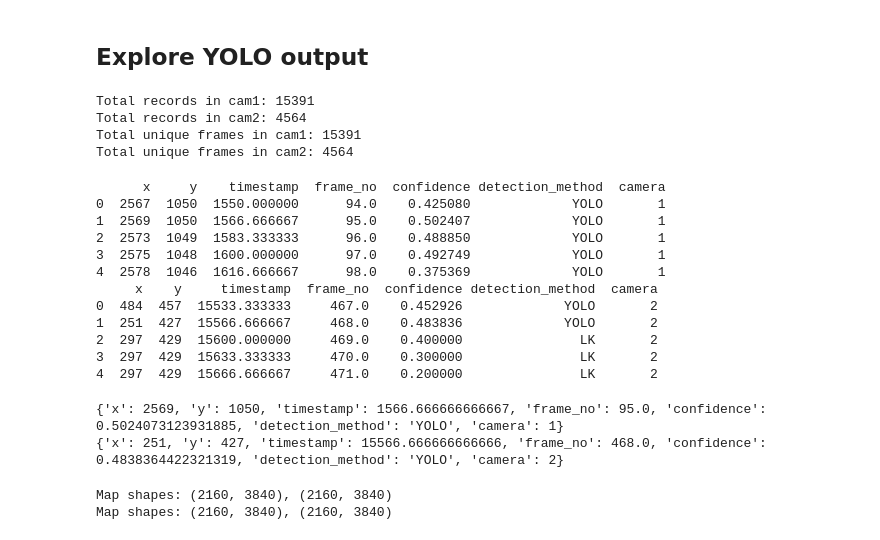
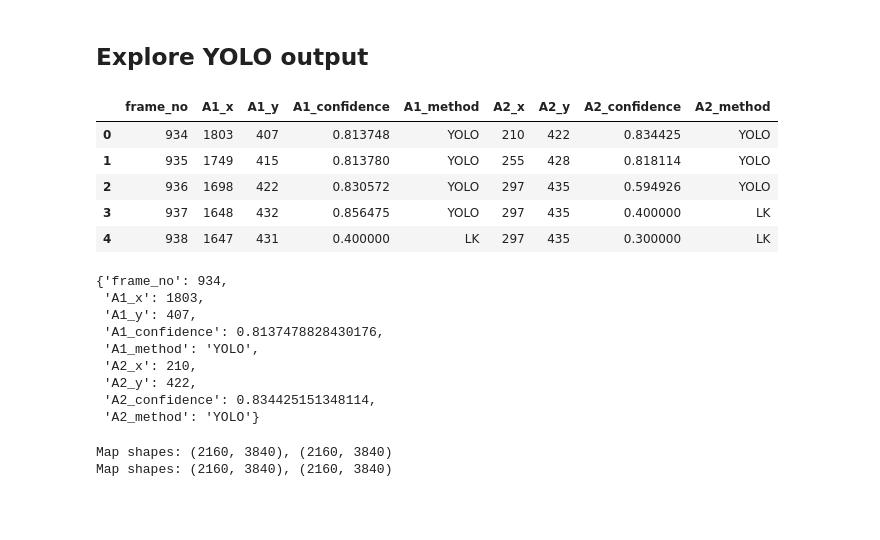
Before and after one commit to damianstone/cv-calibration-triangulation, a Jupyter notebook: notebooks/explore_yolo.ipynb, the cells around one changed output. Cells and saved outputs as stored; diff of their text form; code cells hidden in the pictures; blank space fills up the shorter version.

```diff
--- a/notebooks/explore_yolo.ipynb
+++ b/notebooks/explore_yolo.ipynb
@@ -22,54 +22,29 @@ def find_project_root(marker=".gitignore"):
 
 root = find_project_root()
 # %%
-cam1_df = pd.read_csv(f"{root}/data/camera_1.csv")
-cam2_df = pd.read_csv(f"{root}/data/camera_2.csv")
+detections = pd.read_csv(f"{root}/data/stereo_detections.csv")
-# %%
-def print_df_info(df1, df2):
-    # total records
-    print(f"Total records in cam1: {len(df1)}")
-    print(f"Total records in cam2: {len(df2)}")
-    # total unique frames
-    print(f"Total unique frames in cam1: {df1['frame_no'].nunique()}")
-    print(f"Total unique frames in cam2: {df2['frame_no'].nunique()}")
-
-print_df_info(cam1_df, cam2_df)
-# %% [output]
-Total records in cam1: 15391
-Total records in cam2: 4564
-Total unique frames in cam1: 15391
-Total unique frames in cam2: 4564
-# %%
-# sort by frame_no
-cam1_df = cam1_df.sort_values(by='frame_no')
-cam2_df = cam2_df.sort_values(by='frame_no')
-
-
-# print first 5 rows of each dataframe
-print(cam1_df.head())
-print(cam2_df.head())
-# %% [output]
-      x     y    timestamp  frame_no  confidence detection_method  camera
-0  2567  1050  1550.000000      94.0    0.425080             YOLO       1
-1  2569  1050  1566.666667      95.0    0.502407             YOLO       1
-2  2573  1049  1583.333333      96.0    0.488850             YOLO       1
-3  2575  1048  1600.000000      97.0    0.492749             YOLO       1
-4  2578  1046  1616.666667      98.0    0.375369             YOLO       1
-     x    y     timestamp  frame_no  confidence detection_method  camera
-0  484  457  15533.333333     467.0    0.452926             YOLO       2
-1  251  427  15566.666667     468.0    0.483836             YOLO       2
-2  297  429  15600.000000     469.0    0.400000               LK       2
-3  297  429  15633.333333     470.0    0.300000               LK       2
-4  297  429  15666.666667     471.0    0.200000               LK       2
-# %%
-cam1_element = cam1_df.iloc[1].to_dict() # timestamp 1566.666667
-print(cam1_element)
-
-cam2_element = cam2_df.iloc[1].to_dict() # timestamp 15566.666667
-print(cam2_element)
-# %% [output]
-{'x': 2569, 'y': 1050, 'timestamp': 1566.666666666667, 'frame_no': 95.0, 'confidence': 0.5024073123931885, 'detection_method': 'YOLO', 'camera': 1}
-{'x': 251, 'y': 427, 'timestamp': 15566.666666666666, 'frame_no': 468.0, 'confidence': 0.4838364422321319, 'detection_method': 'YOLO', 'camera': 2}
+# %%
+detections.head()
+# %% [output]
+|  | frame_no | A1_x | A1_y | A1_confidence | A1_method | A2_x | A2_y | A2_confidence | A2_method |
+| 0 | 934 | 1803 | 407 | 0.813748 | YOLO | 210 | 422 | 0.834425 | YOLO |
+| 1 | 935 | 1749 | 415 | 0.813780 | YOLO | 255 | 428 | 0.818114 | YOLO |
+| 2 | 936 | 1698 | 422 | 0.830572 | YOLO | 297 | 435 | 0.594926 | YOLO |
+| 3 | 937 | 1648 | 432 | 0.856475 | YOLO | 297 | 435 | 0.400000 | LK |
+| 4 | 938 | 1647 | 431 | 0.400000 | LK | 297 | 435 | 0.300000 | LK |
+# %%
+detection = detections.iloc[0]
+detection.to_dict()
+# %% [output]
+{'frame_no': 934,
+ 'A1_x': 1803,
+ 'A1_y': 407,
+ 'A1_confidence': 0.8137478828430176,
+ 'A1_method': 'YOLO',
+ 'A2_x': 210,
+ 'A2_y': 422,
+ 'A2_confidence': 0.834425151348114,
+ 'A2_method': 'YOLO'}
 # %%
 def load_stereo_a_maps():
     file_path = f"{root}/output/STEREO_A_rectification_params.xml"
```
Also changed, not shown: parts of 5 cells of this notebook, 4 other files.
